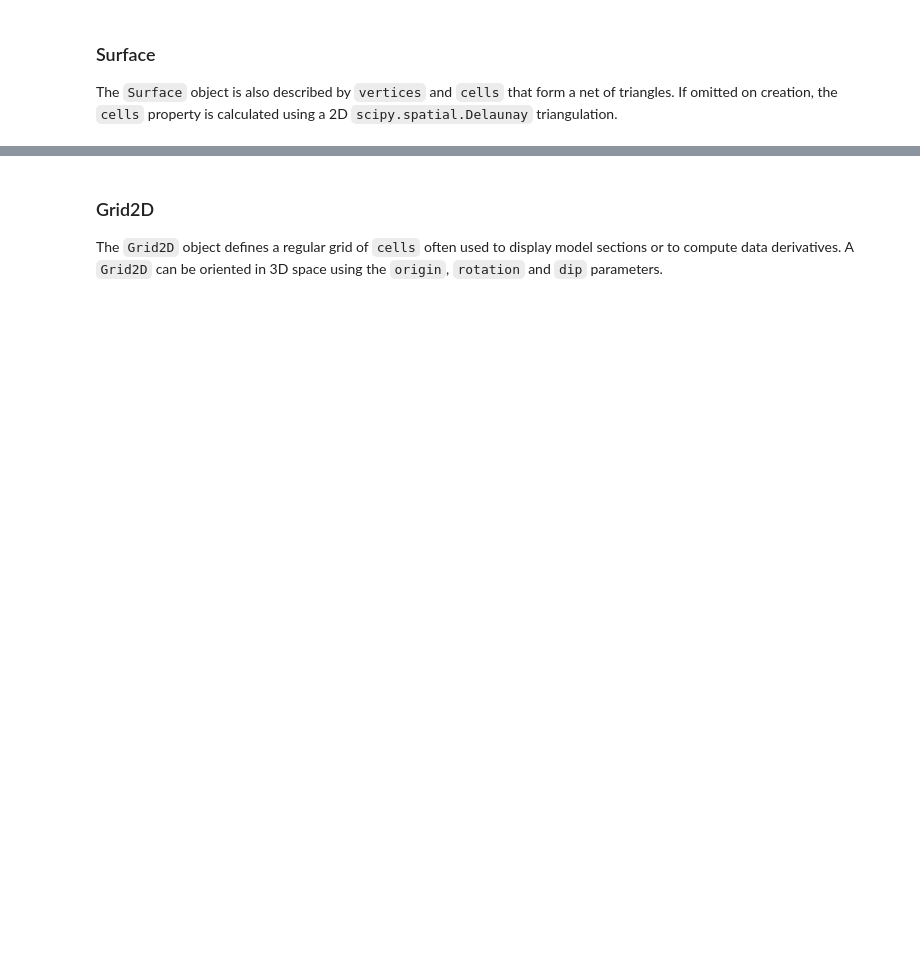
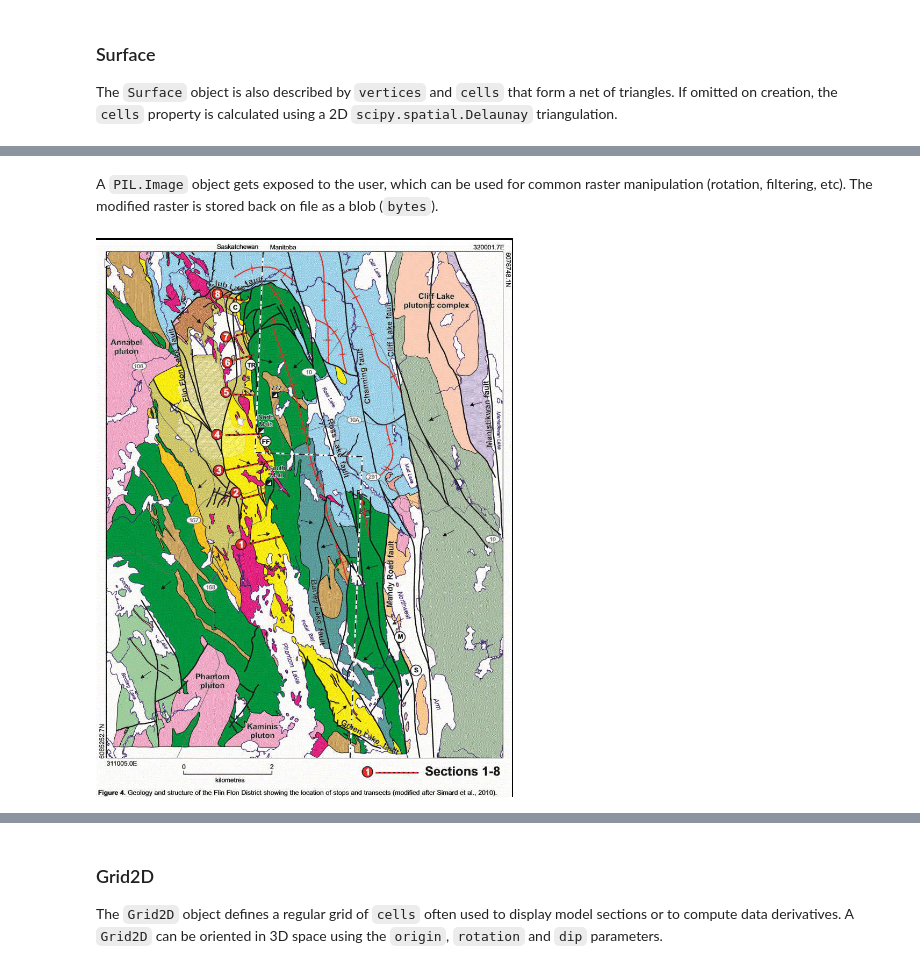
Before and after one commit to MiraGeoscience/geoh5py, a Jupyter notebook: docs/content/user_guide/core_entities.ipynb, the cells around one changed output, grey strips where cells are left out. Saved outputs shown, nothing was run; the diff lists cells and outputs as text; code cells hidden in the pictures; blank space fills up the shorter version.

```diff
--- a/docs/content/user_guide/core_entities.ipynb
+++ b/docs/content/user_guide/core_entities.ipynb
@@ -137,0 +165,8 @@ surface = Surface.create(
+# %%
+geoimage.image = "./images/flin_flin_geology.jpg"
+# %% [markdown]
+A `PIL.Image` object gets exposed to the user, which can be used for common raster manipulation (rotation, filtering, etc). The modified raster is stored back on file as a blob (`bytes`).
+# %%
+display(geoimage.image)
+# %% [output]
+[figure, added]
```
Also changed, not shown: parts of 10 cells of this notebook, 4 other files.
